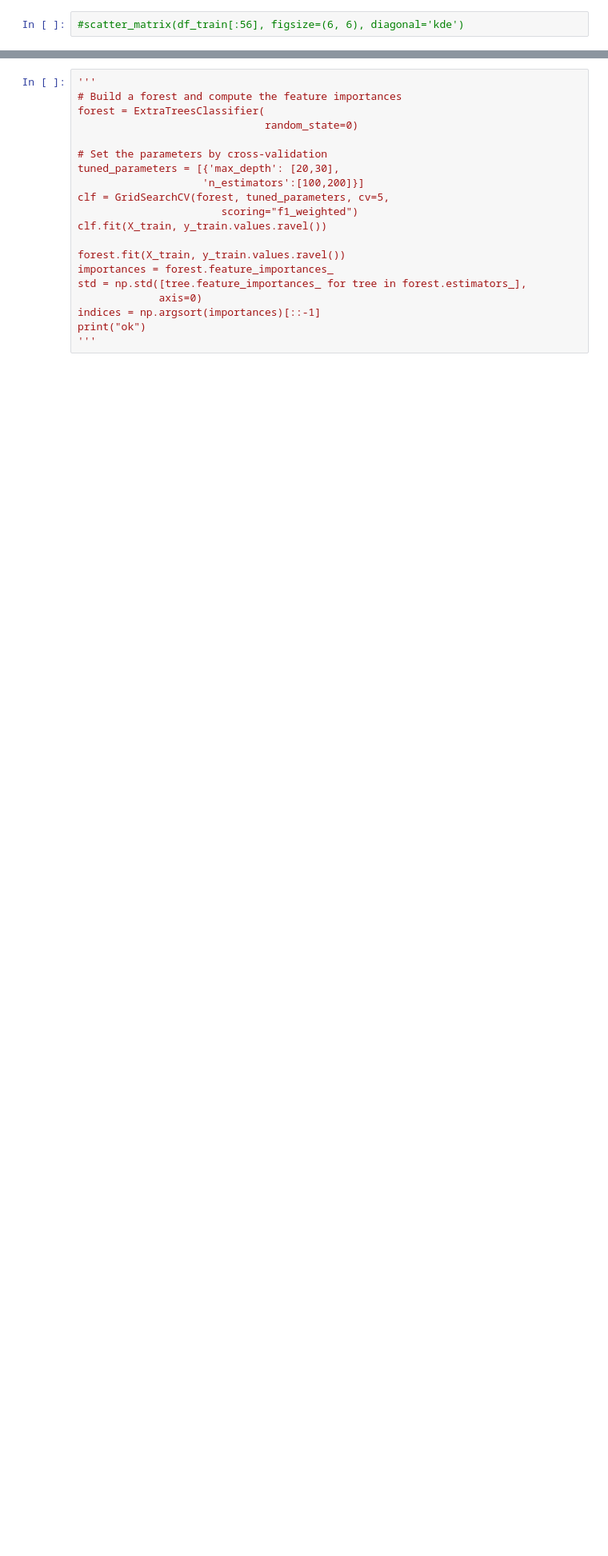
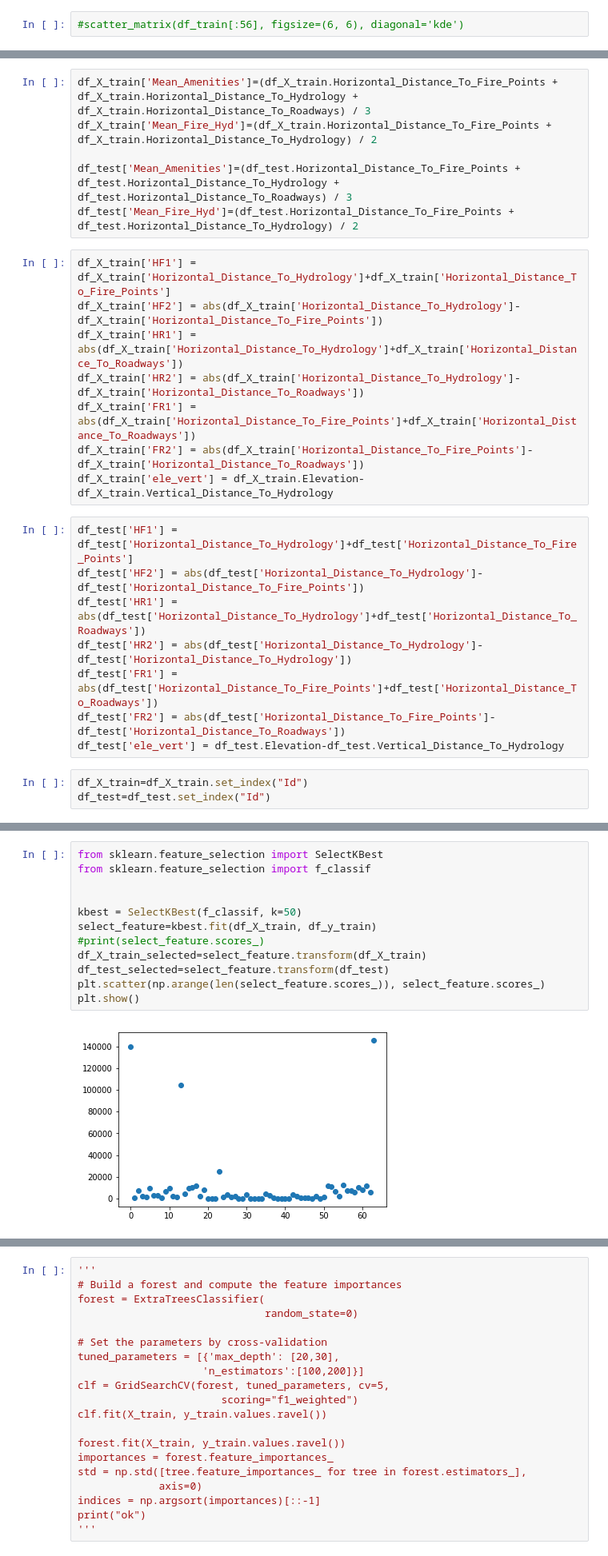
Before and after one commit to MSBigData2019/Guillaume_QUISPE, a Jupyter notebook: INF701/kaggleForest.ipynb, the cells around one changed output, grey strips where cells are left out. Shown at 80% size. Cells and saved outputs as stored; diff of their text form; blank space fills up the shorter version.

```diff
--- a/INF701/kaggleForest.ipynb
+++ b/INF701/kaggleForest.ipynb
@@ -202,0 +81,25 @@ prediction = pd.DataFrame(cc).to_csv('prediction.csv')
+# %%
+df_X_train['Mean_Amenities']=(df_X_train.Horizontal_Distance_To_Fire_Points + df_X_train.Horizontal_Distance_To_Hydrology + df_X_train.Horizontal_Distance_To_Roadways) / 3
+df_X_train['Mean_Fire_Hyd']=(df_X_train.Horizontal_Distance_To_Fire_Points + df_X_train.Horizontal_Distance_To_Hydrology) / 2
+
+df_test['Mean_Amenities']=(df_test.Horizontal_Distance_To_Fire_Points + df_test.Horizontal_Distance_To_Hydrology + df_test.Horizontal_Distance_To_Roadways) / 3
+df_test['Mean_Fire_Hyd']=(df_test.Horizontal_Distance_To_Fire_Points + df_test.Horizontal_Distance_To_Hydrology) / 2
+# %%
+df_X_train['HF1'] = df_X_train['Horizontal_Distance_To_Hydrology']+df_X_train['Horizontal_Distance_To_Fire_Points']
+df_X_train['HF2'] = abs(df_X_train['Horizontal_Distance_To_Hydrology']-df_X_train['Horizontal_Distance_To_Fire_Points'])
+df_X_train['HR1'] = abs(df_X_train['Horizontal_Distance_To_Hydrology']+df_X_train['Horizontal_Distance_To_Roadways'])
+df_X_train['HR2'] = abs(df_X_train['Horizontal_Distance_To_Hydrology']-df_X_train['Horizontal_Distance_To_Roadways'])
+df_X_train['FR1'] = abs(df_X_train['Horizontal_Distance_To_Fire_Points']+df_X_train['Horizontal_Distance_To_Roadways'])
+df_X_train['FR2'] = abs(df_X_train['Horizontal_Distance_To_Fire_Points']-df_X_train['Horizontal_Distance_To_Roadways'])
+df_X_train['ele_vert'] = df_X_train.Elevation-df_X_train.Vertical_Distance_To_Hydrology
+# %%
+df_test['HF1'] = df_test['Horizontal_Distance_To_Hydrology']+df_test['Horizontal_Distance_To_Fire_Points']
+df_test['HF2'] = abs(df_test['Horizontal_Distance_To_Hydrology']-df_test['Horizontal_Distance_To_Fire_Points'])
+df_test['HR1'] = abs(df_test['Horizontal_Distance_To_Hydrology']+df_test['Horizontal_Distance_To_Roadways'])
+df_test['HR2'] = abs(df_test['Horizontal_Distance_To_Hydrology']-df_test['Horizontal_Distance_To_Hydrology'])
+df_test['FR1'] = abs(df_test['Horizontal_Distance_To_Fire_Points']+df_test['Horizontal_Distance_To_Roadways'])
+df_test['FR2'] = abs(df_test['Horizontal_Distance_To_Fire_Points']-df_test['Horizontal_Distance_To_Roadways'])
+df_test['ele_vert'] = df_test.Elevation-df_test.Vertical_Distance_To_Hydrology
+# %%
+df_X_train=df_X_train.set_index("Id")
+df_test=df_test.set_index("Id")
@@ -202,0 +143,14 @@ prediction = pd.DataFrame(cc).to_csv('prediction.csv')
+# %%
+from sklearn.feature_selection import SelectKBest
+from sklearn.feature_selection import f_classif
+
+
+kbest = SelectKBest(f_classif, k=50)
+select_feature=kbest.fit(df_X_train, df_y_train)
+#print(select_feature.scores_)
+df_X_train_selected=select_feature.transform(df_X_train)
+df_test_selected=select_feature.transform(df_test)
+plt.scatter(np.arange(len(select_feature.scores_)), select_feature.scores_)
+plt.show()
+# %% [output]
+[figure, added]
```
Also changed, not shown: parts of 55 cells of this notebook, 1 other file.
